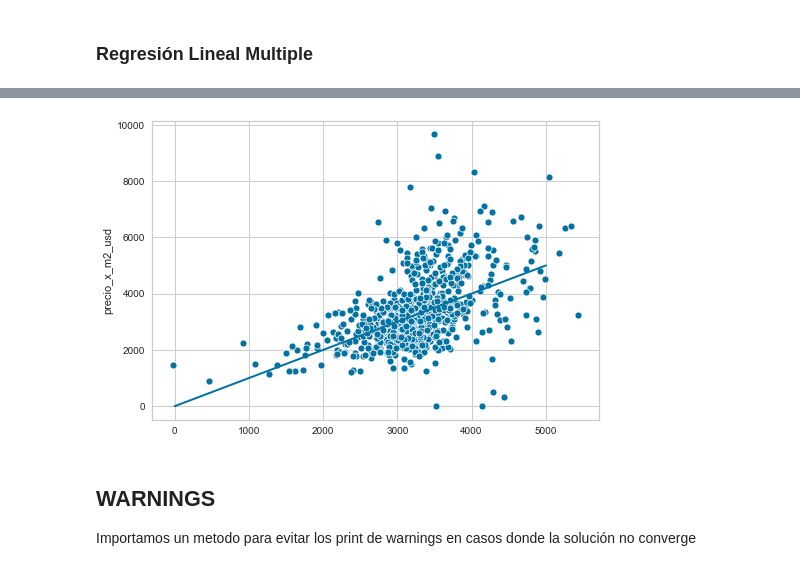
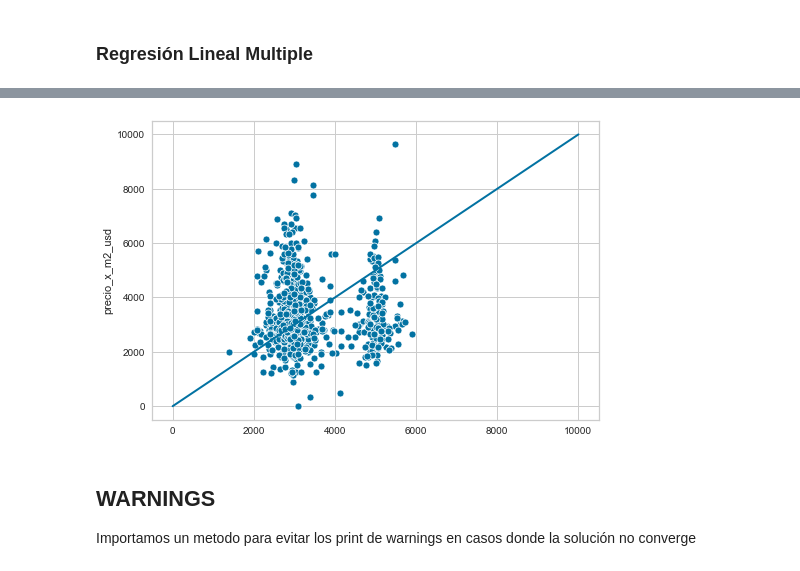
Before and after one commit to franfasan1/DG_G8_desfio2, a Jupyter notebook: notebook_desafio.ipynb, the cells around one changed output, grey strips where cells are left out. Drawn from its saved outputs; the diff is of its cells as text; code cells hidden in the pictures.

```diff
--- a/notebook_desafio.ipynb
+++ b/notebook_desafio.ipynb
@@ -135 +194,24 @@ data.drop(['subte_linea_a', 'subte_linea_c', 'subte_linea_e'], axis = 1, inplace
+# %%
+km_model = KMeans(n_clusters=4)
+
+km_model.fit(X)
+
+clusters = pd.Series(km_model.predict(X), index = data_clus.index, name = 'clusters_house')
+data_clus_house = data_clus.join(clusters)
+# %%
+data = data.join(data_clus_apartment.clusters_apartment)
+data = data.join(data_clus_house.clusters_house)
+# %%
+dummy_apartment = pd.get_dummies(data.clusters_apartment, dummy_na=True)
+dummy_apartment.columns = ['ap_0','ap_1', 'ap_2', 'Vacio']
+dummy_apartment.drop(['Vacio'], inplace=True, axis = 1)
+
+dummy_house = pd.get_dummies(data.clusters_house, dummy_na=True)
+dummy_house.columns = ['h_0', 'h_1', 'h_2', 'h_3', 'Vacio']
+dummy_house.drop(['Vacio'], inplace=True, axis = 1)
+
+data = data.join(dummy_apartment)
+data = data.join(dummy_house)
+# %%
+data.drop(['barrio', 'tipo_prop', 'lat', 'lon', 'clusters_house', 'clusters_apartment'], axis = 1, inplace= True)
 # %% [markdown]
@@ -181,9 +264,9 @@ El score obtenido en el dataset de testing fue de: 0.2564743811305116
 # %%
 sns.scatterplot(y = y_test, x = y_predict)
-plt.plot([0, 5000], [0, 5000], linewidth=2)
+plt.plot([0, 10000], [0, 10000], linewidth=2)
 plt.show()
 # %% [output]
-[figure, old version]
+[figure, new version]
 # %% [markdown]
 ## WARNINGS
 
```
Also changed, not shown: parts of 29 cells of this notebook.
